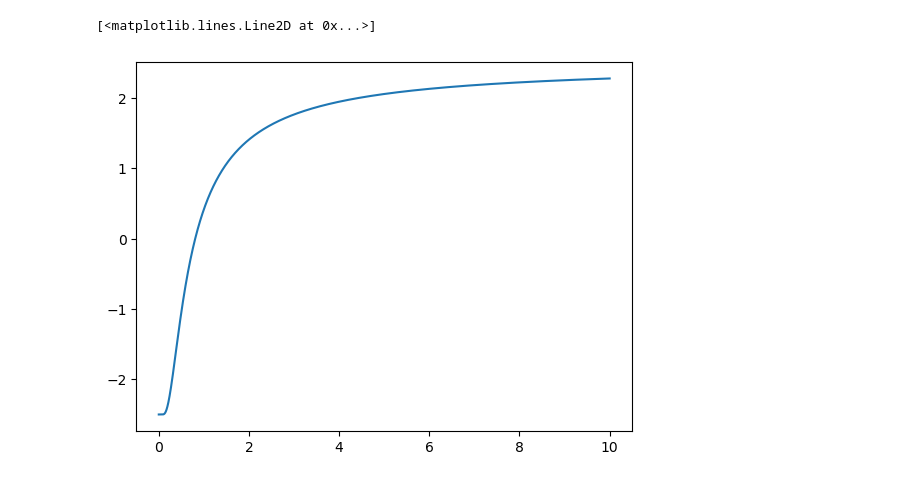
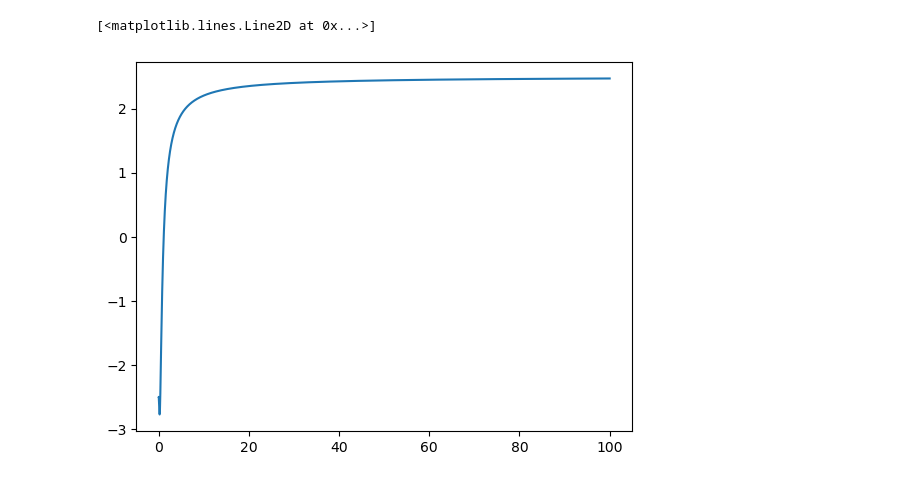
Before and after one commit to PantelisTass/Imperial-UROP-Project-SGD, a Jupyter notebook: Non-monotone activation isotropic gaussian.ipynb, the cells around one changed output. Drawn from its saved outputs; the diff is of its cells as text; code cells hidden in the pictures.

```diff
--- a/Non-monotone activation isotropic gaussian.ipynb
+++ b/Non-monotone activation isotropic gaussian.ipynb
@@ -190,14 +181,14 @@ def parallelise(t):
     return results
 vparallelise = np.vectorize(parallelise)
 # %%
-epsilon = 1e-6
-Delta = 0.8
+epsilon = 1e-5
+Delta = 0.5
 Interval_q = 10**np.linspace(-10,np.log10(epsilon*1e7), int(1e5))
 q_plus_vals = vq_plus(Interval_q, Delta)
 plt.plot(Interval_q, q_plus_vals)
 # %% [output]
 [<matplotlib.lines.Line2D at 0x...>]
-[figure, old version]
+[figure, new version]
 # %%
 Interval_q = 10**np.linspace(-10,np.log10(epsilon*1e7), int(1e5))
 q_minus_vals = vq_minus(Interval_q, Delta)
```
Also changed, not shown: parts of 24 cells of this notebook, 1 other file.
